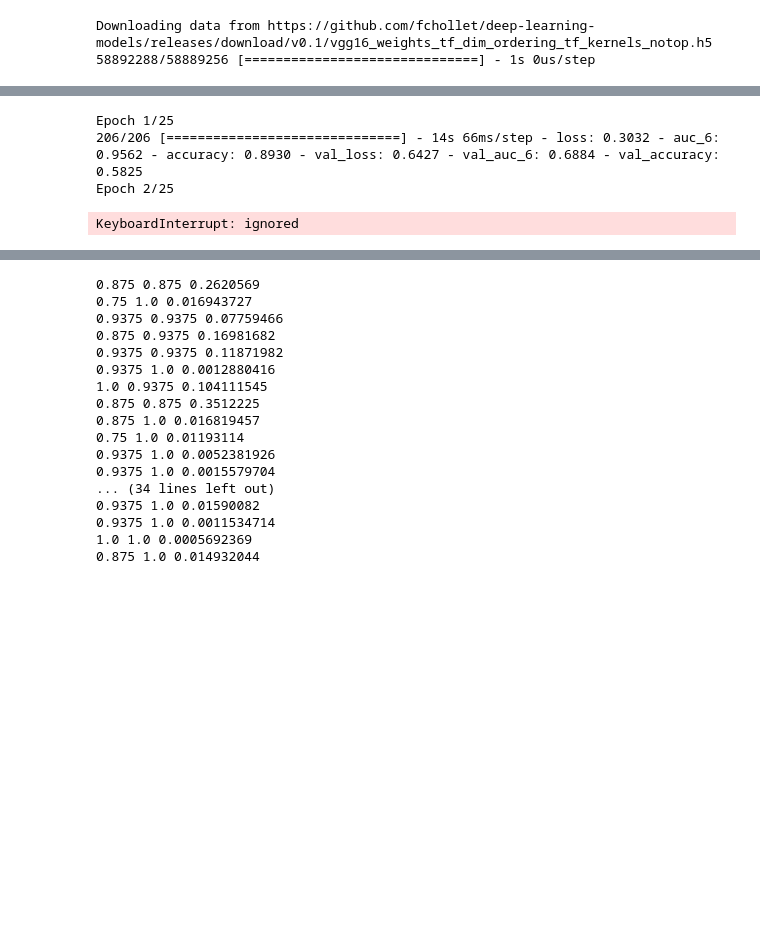
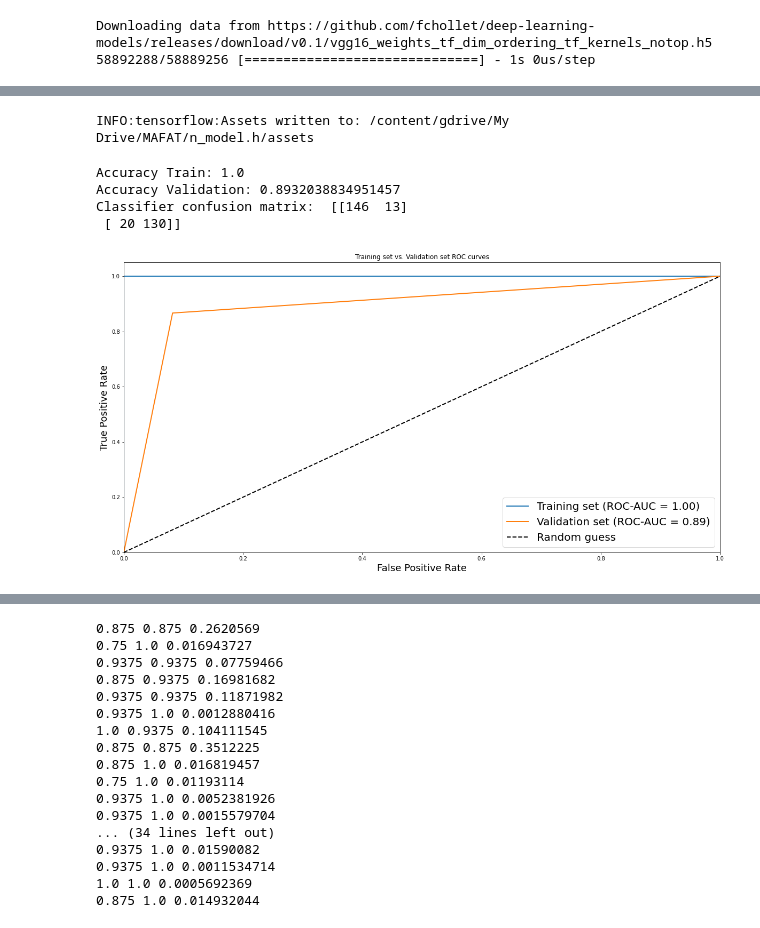
Before and after one commit to Shellyga/MAFAT-Radar-Challenge, a Jupyter notebook: Copy_of_MAFAT_Radar_Challenge_Baseline_CNN_Model.ipynb, the cells around one changed output, grey strips where cells are left out. Cells and saved outputs as stored; diff of their text form; code cells hidden in the pictures; blank space fills up the shorter version.

```diff
--- a/Copy_of_MAFAT_Radar_Challenge_Baseline_CNN_Model.ipynb
+++ b/Copy_of_MAFAT_Radar_Challenge_Baseline_CNN_Model.ipynb
@@ -940,3 +1014,17 @@ Downloading data from https://github.com/fchollet/deep-learning-models/releases/
+# %%
+model.save('/content/gdrive/My Drive/MAFAT/n_model.h')
+# %% [output]
+INFO:tensorflow:Assets written to: /content/gdrive/My Drive/MAFAT/n_model.h/assets
+# %%
+n_model = load_model('/content/gdrive/My Drive/MAFAT/n_model.h')
+# %%
+plot_results(n_model)
+# %% [output]
+Accuracy Train: 1.0
+Accuracy Validation: 0.8932038834951457
+Classifier confusion matrix:  [[146  13]
+ [ 20 130]]
+[figure, added]
 # %%
     last_layer = model.get_layer('max_pool').output
     x = Flatten(name='flatten')(last_layer)
@@ -957,18 +1041,0 @@ val_x= val_x.reshape (-1,126,32,1)
-# %%
-from keras.utils import to_categorical
-
-# Converting Labels to one hot encoded format
-encoded_train_y = to_categorical(train_y)
-encoded_val_y = to_categorical(val_y)
-
-history = try_model.fit(
-    train_x,
-    encoded_train_y,
-    epochs=25,
-    validation_data=(val_x, encoded_val_y)
-)
-# %% [output]
-Epoch 1/25
-206/206 [==============================] - 14s 66ms/step - loss: 0.3032 - auc_6: 0.9562 - accuracy: 0.8930 - val_loss: 0.6427 - val_auc_6: 0.6884 - val_accuracy: 0.5825
-Epoch 2/25
-KeyboardInterrupt: ignored
```
Also changed, not shown: parts of 21 cells of this notebook.
